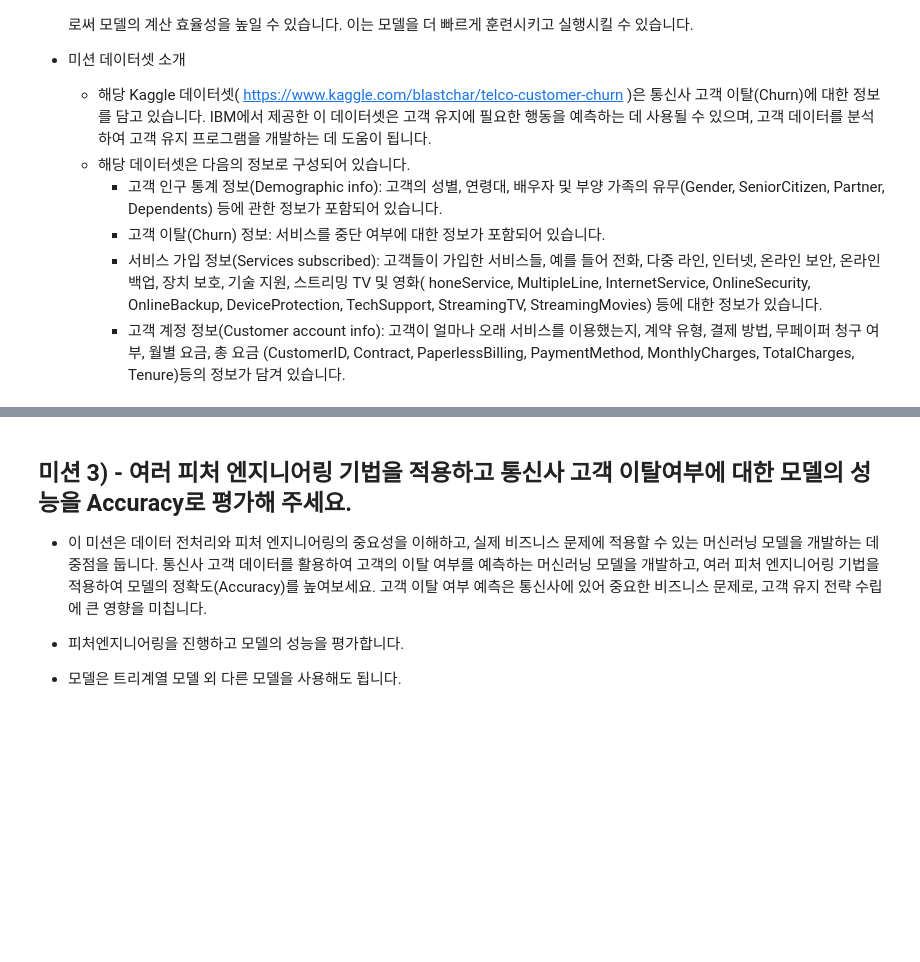
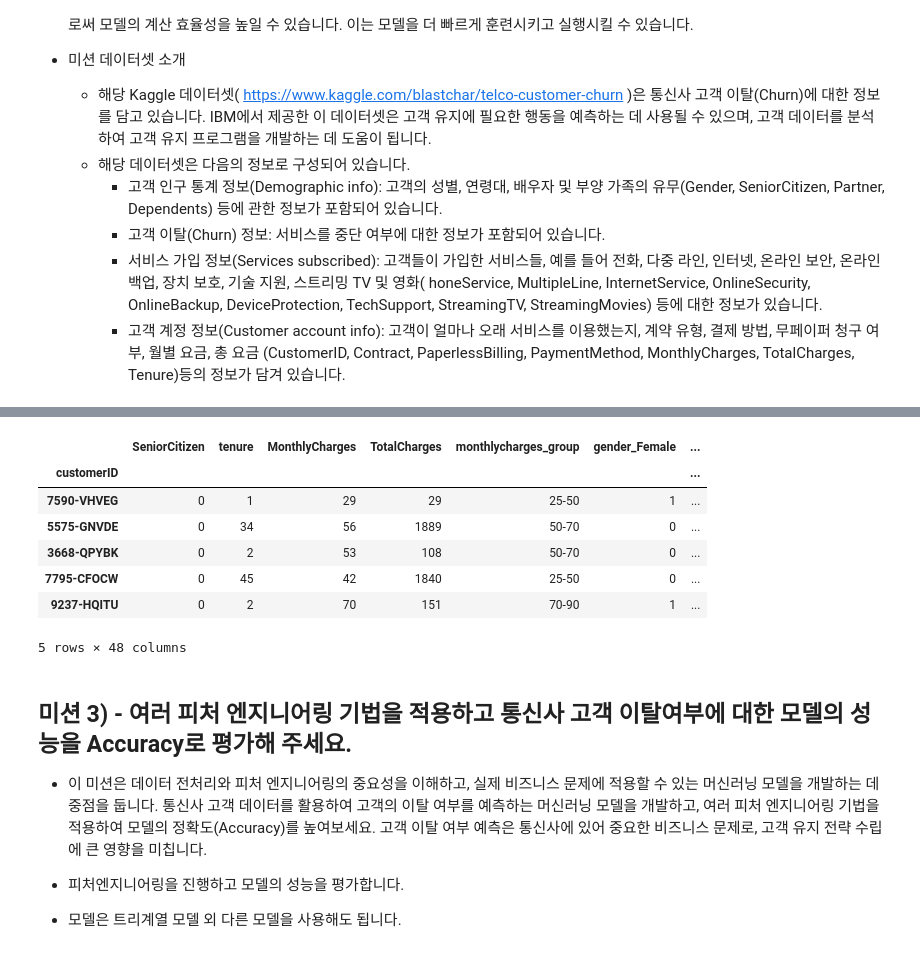
Before and after one commit to shkapril/Data-Science-Projects-2024, a Jupyter notebook: Week3/03_week_mission_acorn.ipynb, the cells around one changed output, grey strips where cells are left out. Drawn from its saved outputs; the diff is of its cells as text; code cells hidden in the pictures; blank space fills up the shorter version.

```diff
--- a/Week3/03_week_mission_acorn.ipynb
+++ b/Week3/03_week_mission_acorn.ipynb
@@ -76,3 +119,24 @@ df = df.dropna()
+# %%
+# 여기에 one-hot-encoding 을 구현해 주세요.
+df_encoded = pd.get_dummies(df, columns=['gender', 'Partner', 'Dependents', 'PhoneService', 'MultipleLines',
+                                         'InternetService', 'OnlineSecurity', 'OnlineBackup', 'DeviceProtection',
+                                         'TechSupport', 'StreamingTV', 'StreamingMovies', 'Contract',
+                                         'PaperlessBilling', 'PaymentMethod', 'Churn'])
+
+# 문자열 범주를 제외한 열만 정수형으로 변환
+columns_to_convert = [col for col in df_encoded.columns if 'monthlycharges_group' not in col]
+df_encoded[columns_to_convert] = df_encoded[columns_to_convert].astype(int)
+
+df_encoded.head()
+# %% [output]
+|  | SeniorCitizen | tenure | MonthlyCharges | TotalCharges | monthlycharges_group | gender_Female | ... |
+| customerID |  |  |  |  |  |  | ... |
+| 7590-VHVEG | 0 | 1 | 29 | 29 | 25-50 | 1 | ... |
+| 5575-GNVDE | 0 | 34 | 56 | 1889 | 50-70 | 0 | ... |
+| 3668-QPYBK | 0 | 2 | 53 | 108 | 50-70 | 0 | ... |
+| 7795-CFOCW | 0 | 45 | 42 | 1840 | 25-50 | 0 | ... |
+| 9237-HQITU | 0 | 2 | 70 | 151 | 70-90 | 1 | ... |
+5 rows × 48 columns
 # %% [markdown]
 ## 미션 3) - 여러 피처 엔지니어링 기법을 적용하고 통신사 고객 이탈여부에 대한 모델의 성능을 Accuracy로 평가해 주세요.
 
```
Also changed, not shown: parts of 19 cells of this notebook.
